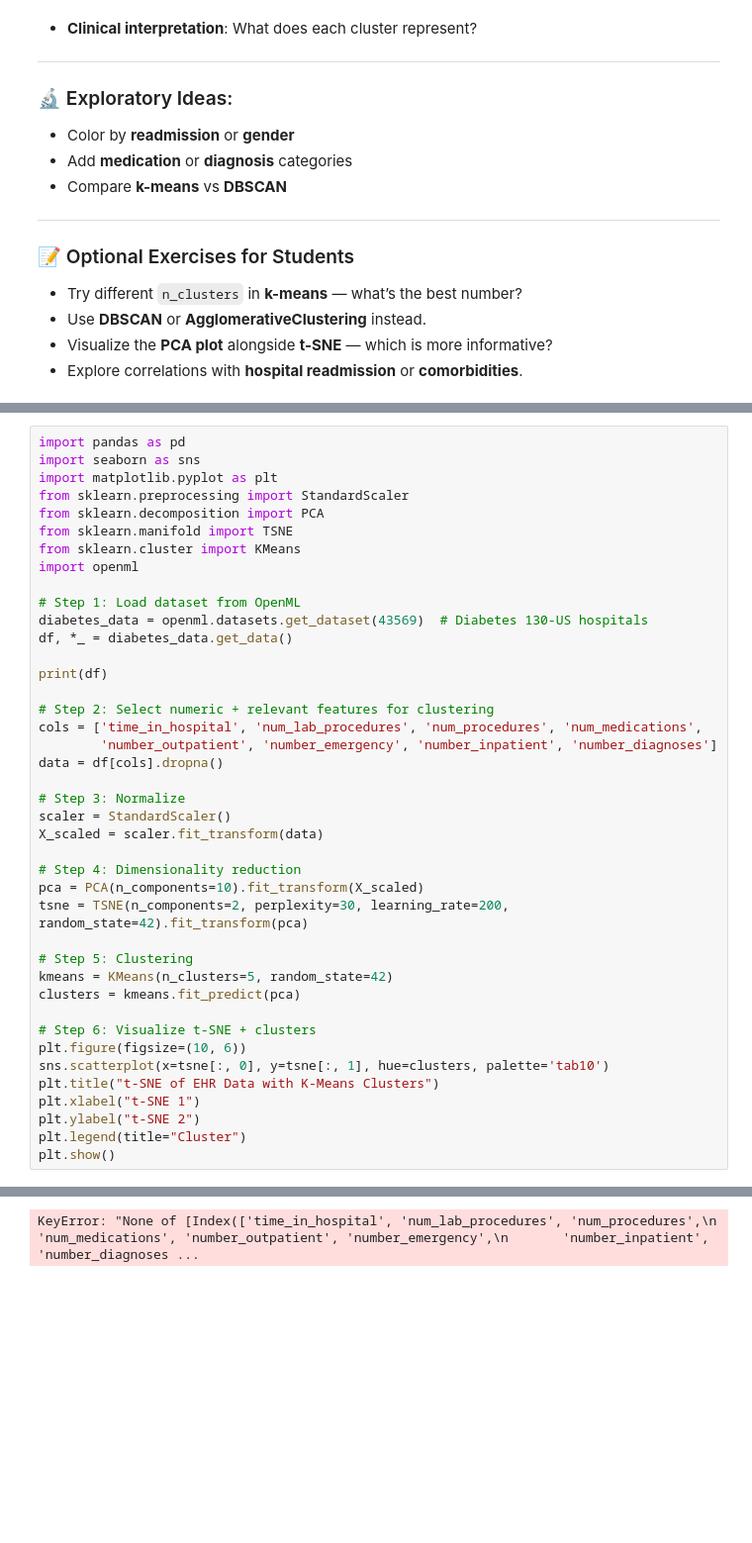
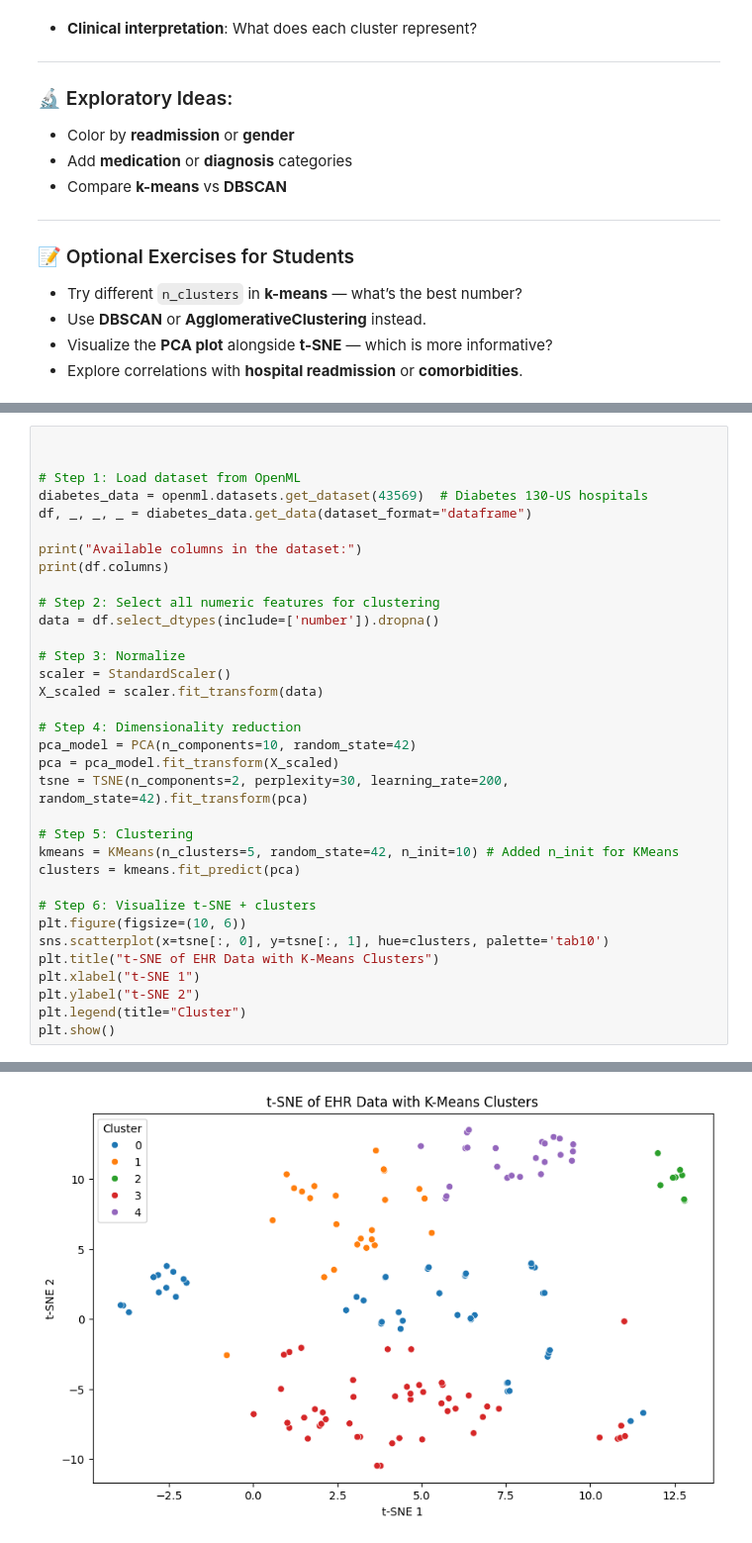
Before and after one commit to neelsoumya/python_machine_learning, a Jupyter notebook: EHR_data_unsupervised_learning.ipynb, the cells around one changed output, grey strips where cells are left out. Shown: that part at 99% size. Saved outputs shown, nothing was run; the diff lists cells and outputs as text; blank space fills up the shorter version.

```diff
--- a/EHR_data_unsupervised_learning.ipynb
+++ b/EHR_data_unsupervised_learning.ipynb
@@ -48,34 +57,27 @@ Successfully installed liac-arff-2.5.0 minio-7.2.15 openml-0.15.1 pycryptodome-3
 # %%
-import pandas as pd
-import seaborn as sns
-import matplotlib.pyplot as plt
-from sklearn.preprocessing import StandardScaler
-from sklearn.decomposition import PCA
-from sklearn.manifold import TSNE
-from sklearn.cluster import KMeans
-import openml
+
 
 # Step 1: Load dataset from OpenML
 diabetes_data = openml.datasets.get_dataset(43569)  # Diabetes 130-US hospitals
-df, *_ = diabetes_data.get_data()
+df, _, _, _ = diabetes_data.get_data(dataset_format="dataframe")
 
-print(df)
+print("Available columns in the dataset:")
+print(df.columns)
 
-# Step 2: Select numeric + relevant features for clustering
-cols = ['time_in_hospital', 'num_lab_procedures', 'num_procedures', 'num_medications',
-        'number_outpatient', 'number_emergency', 'number_inpatient', 'number_diagnoses']
-data = df[cols].dropna()
+# Step 2: Select all numeric features for clustering
+data = df.select_dtypes(include=['number']).dropna()
 
 # Step 3: Normalize
 scaler = StandardScaler()
 X_scaled = scaler.fit_transform(data)
 
 # Step 4: Dimensionality reduction
-pca = PCA(n_components=10).fit_transform(X_scaled)
+pca_model = PCA(n_components=10, random_state=42)
+pca = pca_model.fit_transform(X_scaled)
 tsne = TSNE(n_components=2, perplexity=30, learning_rate=200, random_state=42).fit_transform(pca)
 
 # Step 5: Clustering
-kmeans = KMeans(n_clusters=5, random_state=42)
+kmeans = KMeans(n_clusters=5, random_state=42, n_init=10) # Added n_init for KMeans
 clusters = kmeans.fit_predict(pca)
 
 # Step 6: Visualize t-SNE + clusters
@@ -107 +99 @@ plt.show()
-KeyError: "None of [Index(['time_in_hospital', 'num_lab_procedures', 'num_procedures',\n       'num_medications', 'number_outpatient', 'number_emergency',\n       'number_inpatient', 'number_diagnoses ...
+[figure, added]
```
Also changed, not shown: parts of 7 cells of this notebook.
